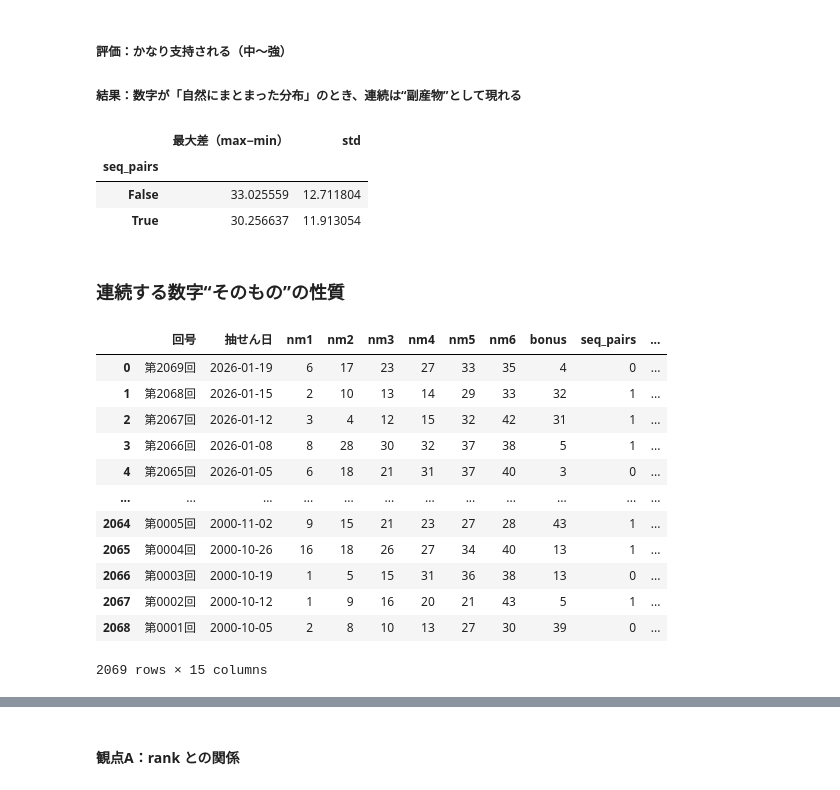
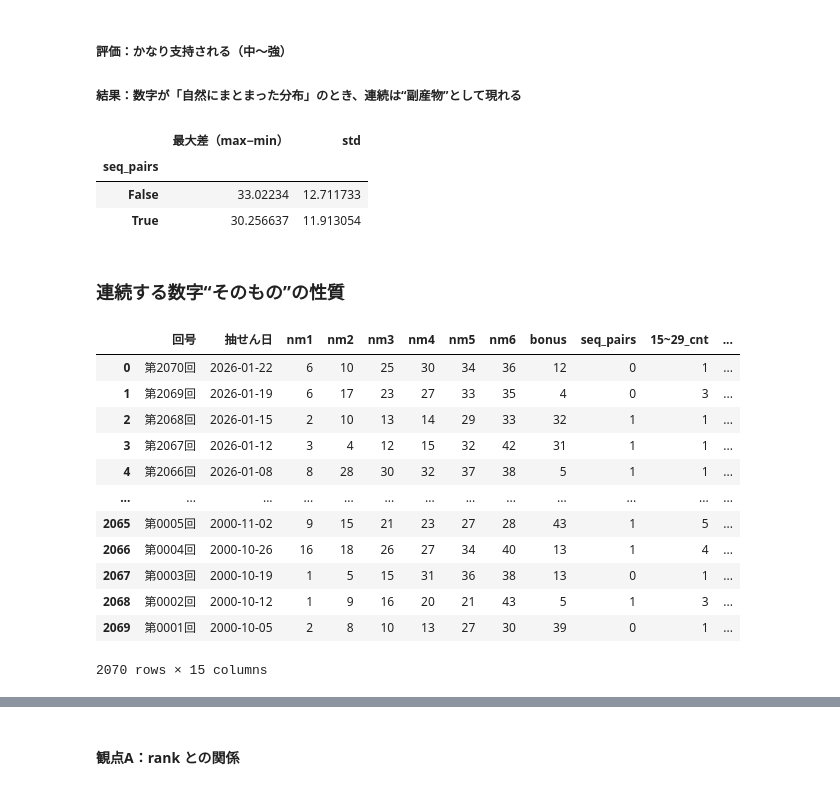
Before and after one commit to kimu0705/TAKARAKUJI, a Jupyter notebook: src/dev.ipynb, the cells around one changed output, grey strips where cells are left out. Saved outputs shown, nothing was run; the diff lists cells and outputs as text; code cells hidden in the pictures.

```diff
--- a/src/dev.ipynb
+++ b/src/dev.ipynb
@@ -789,12 +836,12 @@ results_df.groupby("seq_pairs").count()
 ##### 評価：支持される（弱〜中）
 ##### 結果：中央帯に数字が寄るほど、隣接候補が増え、連続が生まれやすい
 # %%
-results_df["count_15~29"] = (
-    results_df[NUM_COLS]
+results_df_seq["15~29_cnt"] = (
+    results_df_seq[NUM_COLS]
     .apply(lambda r: sum(15 <= int(x) <= 29 for x in r), axis=1)
 )
-results_df.groupby(results_df["seq_pairs"] > 0)["count_15~29"].mean()
-# results_df.groupby("seq_pairs")["count_15~29"].mean()
-# results_df.groupby(results_df["seq_pairs"] > 0)["count_15~29"].describe()
+results_df_seq.groupby(results_df_seq["seq_pairs"] > 0)["15~29_cnt"].mean()
+# results_df_seq.groupby("seq_pairs")["15~29_cnt"].mean()
+# results_df_seq.groupby(results_df_seq["seq_pairs"] > 0)["15~29_cnt"].describe()
 # %% [output]
 seq_pairs
@@ -818,11 +865,11 @@ def near_prev(curr_arr, prev_arr):
 
     return len(curr & near)
 
-results_df["just_before_+-1"] = [
+results_df_seq["just_before_+-1"] = [
     near_prev(nums.iloc[i].values, nums.iloc[i-1].values) if i > 0 else 0
-    for i in range(len(results_df))
+    for i in range(len(results_df_seq))
 ]
-results_df.groupby(results_df["seq_pairs"] > 0)["just_before_+-1"].mean()
-# results_df.groupby("seq_pairs")["just_before_+-1"].mean()
+results_df_seq.groupby(results_df_seq["seq_pairs"] > 0)["just_before_+-1"].mean()
+# results_df_seq.groupby("seq_pairs")["just_before_+-1"].mean()
 # %% [output]
 seq_pairs
@@ -855,48 +902,48 @@ results_distribution_features_df.groupby(results_distribution_features_df["seq_p
 ##### 評価：かなり支持される（中〜強）
 ##### 結果：数字が「自然にまとまった分布」のとき、連続は“副産物”として現れる
 # %%
-results_df["最大差（max−min）"] = nums.max(axis=1) - nums.min(axis=1)
-results_df["std"] = nums.std(axis=1).round(3)
-results_df.groupby(results_df["seq_pairs"] > 0)[["最大差（max−min）","std"]].mean()
-# results_df
+results_df_seq["最大差（max−min）"] = nums.max(axis=1) - nums.min(axis=1)
+results_df_seq["std"] = nums.std(axis=1).round(3)
+results_df_seq.groupby(results_df_seq["seq_pairs"] > 0)[["最大差（max−min）","std"]].mean()
+# results_df_seq
 # %% [output]
 |  | 最大差（max−min） | std |
 | seq_pairs |  |  |
-| False | 33.025559 | 12.711804 |
+| False | 33.02234 | 12.711733 |
 | True | 30.256637 | 11.913054 |
 # %% [markdown]
 ### 連続する数字“そのもの”の性質
 # %%
-results_df = results_df.sort_values("抽せん日", ascending=False).reset_index(drop=True)
+results_df_seq = results_df_seq.sort_values("抽せん日", ascending=False).reset_index(drop=True)
 NUM_COLS = ["nm1","nm2","nm3","nm4","nm5","nm6"]
 # %%
 # 連続数字そのものを取得
 import numpy as np
 
 def extract_seq(nums):
     nums = sorted(nums)
     seqs = []
     for a, b in zip(nums[:-1], nums[1:]):
         if b - a == 1:
             seqs.append((a, b))
     return seqs
 
-results_df["seq_values"] = results_df[NUM_COLS].apply(
+results_df_seq["seq_values"] = results_df_seq[NUM_COLS].apply(
     lambda r: extract_seq([int(x) for x in r]),
     axis=1
 )
-results_df
+results_df_seq
 # %% [output]
-|  | 回号 | 抽せん日 | nm1 | nm2 | nm3 | nm4 | nm5 | nm6 | bonus | seq_pairs | ... |
-| 0 | 第2069回 | 2026-01-19 | 6 | 17 | 23 | 27 | 33 | 35 | 4 | 0 | ... |
-| 1 | 第2068回 | 2026-01-15 | 2 | 10 | 13 | 14 | 29 | 33 | 32 | 1 | ... |
-| 2 | 第2067回 | 2026-01-12 | 3 | 4 | 12 | 15 | 32 | 42 | 31 | 1 | ... |
-| 3 | 第2066回 | 2026-01-08 | 8 | 28 | 30 | 32 | 37 | 38 | 5 | 1 | ... |
-| 4 | 第2065回 | 2026-01-05 | 6 | 18 | 21 | 31 | 37 | 40 | 3 | 0 | ... |
-| ... | ... | ... | ... | ... | ... | ... | ... | ... | ... | ... | ... |
-| 2064 | 第0005回 | 2000-11-02 | 9 | 15 | 21 | 23 | 27 | 28 | 43 | 1 | ... |
-| 2065 | 第0004回 | 2000-10-26 | 16 | 18 | 26 | 27 | 34 | 40 | 13 | 1 | ... |
-| 2066 | 第0003回 | 2000-10-19 | 1 | 5 | 15 | 31 | 36 | 38 | 13 | 0 | ... |
-| 2067 | 第0002回 | 2000-10-12 | 1 | 9 | 16 | 20 | 21 | 43 | 5 | 1 | ... |
-| 2068 | 第0001回 | 2000-10-05 | 2 | 8 | 10 | 13 | 27 | 30 | 39 | 0 | ... |
+|  | 回号 | 抽せん日 | nm1 | nm2 | nm3 | nm4 | nm5 | nm6 | bonus | seq_pairs | 15~29_cnt | ... |
+| 0 | 第2070回 | 2026-01-22 | 6 | 10 | 25 | 30 | 34 | 36 | 12 | 0 | 1 | ... |
+| 1 | 第2069回 | 2026-01-19 | 6 | 17 | 23 | 27 | 33 | 35 | 4 | 0 | 3 | ... |
+| 2 | 第2068回 | 2026-01-15 | 2 | 10 | 13 | 14 | 29 | 33 | 32 | 1 | 1 | ... |
+| 3 | 第2067回 | 2026-01-12 | 3 | 4 | 12 | 15 | 32 | 42 | 31 | 1 | 1 | ... |
+| 4 | 第2066回 | 2026-01-08 | 8 | 28 | 30 | 32 | 37 | 38 | 5 | 1 | 1 | ... |
+| ... | ... | ... | ... | ... | ... | ... | ... | ... | ... | ... | ... | ... |
+| 2065 | 第0005回 | 2000-11-02 | 9 | 15 | 21 | 23 | 27 | 28 | 43 | 1 | 5 | ... |
+| 2066 | 第0004回 | 2000-10-26 | 16 | 18 | 26 | 27 | 34 | 40 | 13 | 1 | 4 | ... |
+| 2067 | 第0003回 | 2000-10-19 | 1 | 5 | 15 | 31 | 36 | 38 | 13 | 0 | 1 | ... |
+| 2068 | 第0002回 | 2000-10-12 | 1 | 9 | 16 | 20 | 21 | 43 | 5 | 1 | 3 | ... |
+| 2069 | 第0001回 | 2000-10-05 | 2 | 8 | 10 | 13 | 27 | 30 | 39 | 0 | 1 | ... |
-2069 rows × 15 columns
+2070 rows × 15 columns
```
Also changed, not shown: parts of 37 cells of this notebook, 7 other files.
